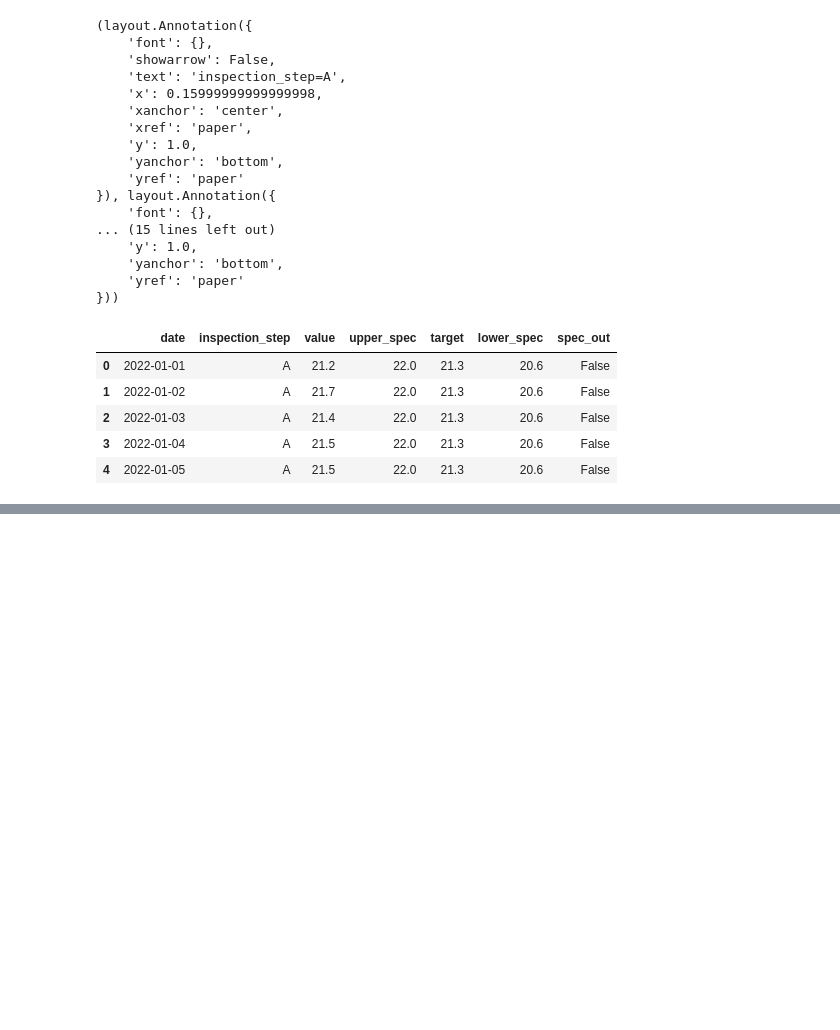
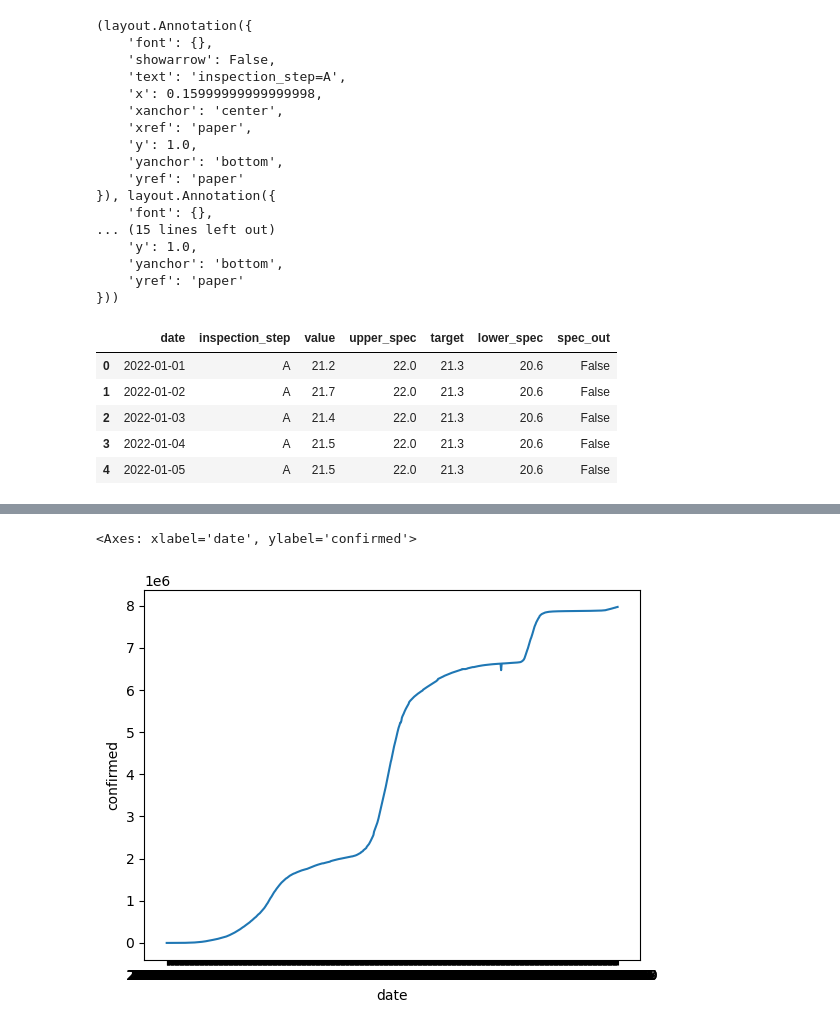
Before and after one commit to 2rlo0/hipython_rep, a Jupyter notebook: 74_visualization_tips.ipynb, the cells around one changed output, grey strips where cells are left out. Saved outputs shown, nothing was run; the diff lists cells and outputs as text; code cells hidden in the pictures; blank space fills up the shorter version.

```diff
--- a/74_visualization_tips.ipynb
+++ b/74_visualization_tips.ipynb
@@ -572,0 +603,3 @@ g.map(if_spec_out, 'spec_out')
+# %%
+df_covid_Mah = df_covid.loc[df_covid.region == 'Maharashtra']
+df_covid_Mah.info()
@@ -572,0 +620,6 @@ g.map(if_spec_out, 'spec_out')
+# %%
+fig, ax = plt.subplots()
+sns.lineplot(x='date', y='confirmed', data=df_covid_Mah, ax = ax)
+# %% [output]
+<Axes: xlabel='date', ylabel='confirmed'>
+[figure, added]
```
Also changed, not shown: parts of 22 cells of this notebook, 2 other files.
